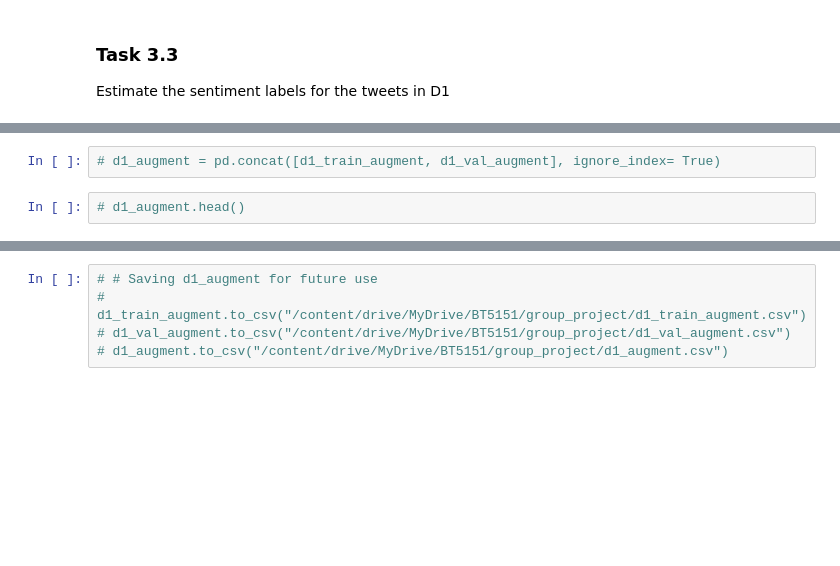
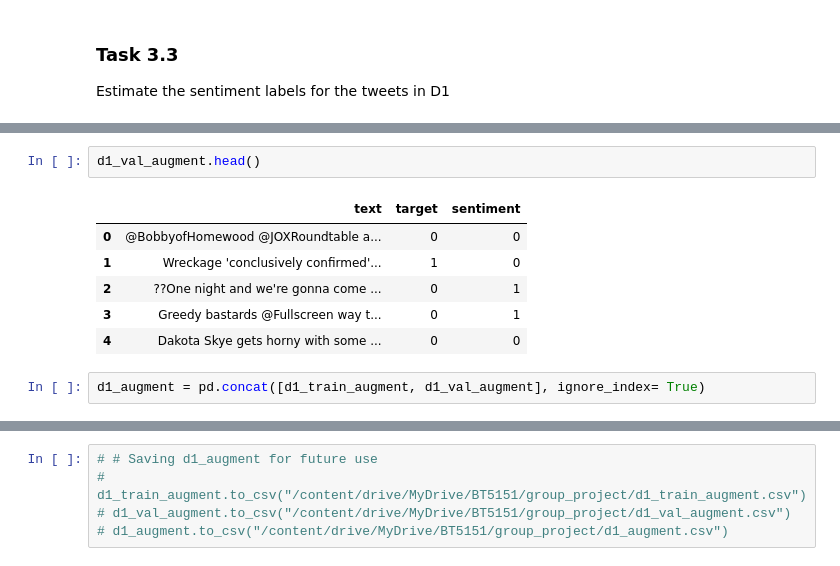
Before and after one commit to nates27/multi-task-learning, a Jupyter notebook: bt5151_gp_npk.ipynb, the cells around one changed output, grey strips where cells are left out. Drawn from its saved outputs; the diff is of its cells as text; blank space fills up the shorter version.

```diff
--- a/bt5151_gp_npk.ipynb
+++ b/bt5151_gp_npk.ipynb
@@ -654,4 +682,11 @@ Estimate the sentiment labels for the tweets in D1
+# %%
+d1_val_augment.head()
+# %% [output]
+|  | text | target | sentiment |
+| 0 | @BobbyofHomewood @JOXRoundtable a... | 0 | 0 |
+| 1 | Wreckage 'conclusively confirmed'... | 1 | 0 |
+| 2 | ??One night and we're gonna come ... | 0 | 1 |
+| 3 | Greedy bastards @Fullscreen way t... | 0 | 1 |
+| 4 | Dakota Skye gets horny with some ... | 0 | 0 |
 # %%
-# d1_augment = pd.concat([d1_train_augment, d1_val_augment], ignore_index= True)
+d1_augment = pd.concat([d1_train_augment, d1_val_augment], ignore_index= True)
-# %%
-# d1_augment.head()
```
Also changed, not shown: parts of 47 cells of this notebook.
